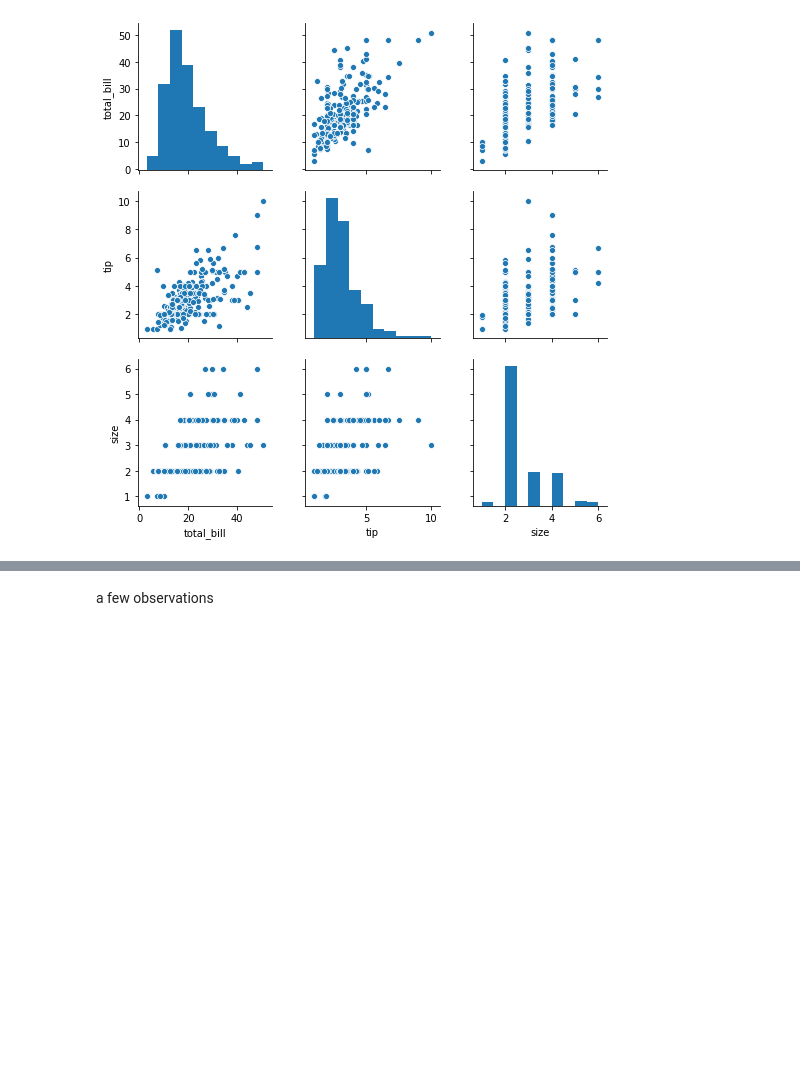
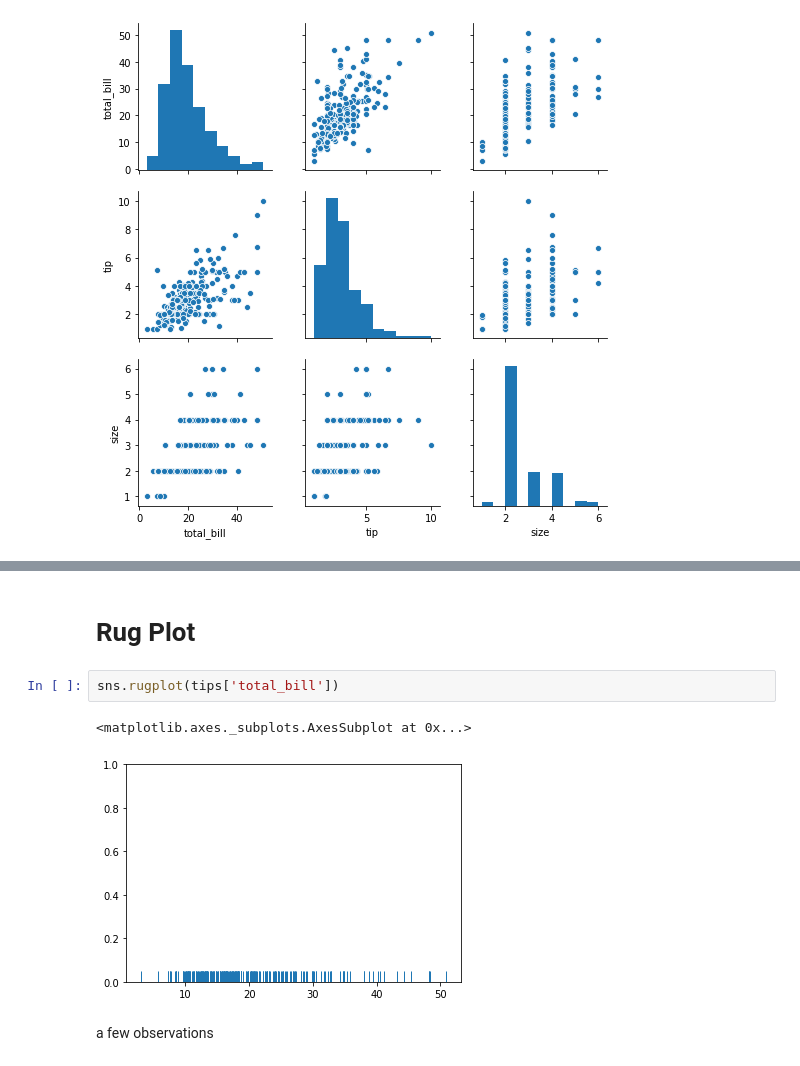
Before and after one commit to octaviaisom/DataViz-with-Seaborn, a Jupyter notebook: dont_forget_to_tip.ipynb, the cells around one changed output, grey strips where cells are left out. Saved outputs shown, nothing was run; the diff lists cells and outputs as text; blank space fills up the shorter version.

```diff
--- a/dont_forget_to_tip.ipynb
+++ b/dont_forget_to_tip.ipynb
@@ -57,2 +57,9 @@ sns.pairplot(tips, hue='sex', ) #Hue must be categorical
+# %% [markdown]
+# Rug Plot
+# %%
+sns.rugplot(tips['total_bill'])
+# %% [output]
+<matplotlib.axes._subplots.AxesSubplot at 0x...>
+[figure, added]
 # %% [markdown]
 a few observations
```
Also changed, not shown: parts of 2 cells of this notebook.
